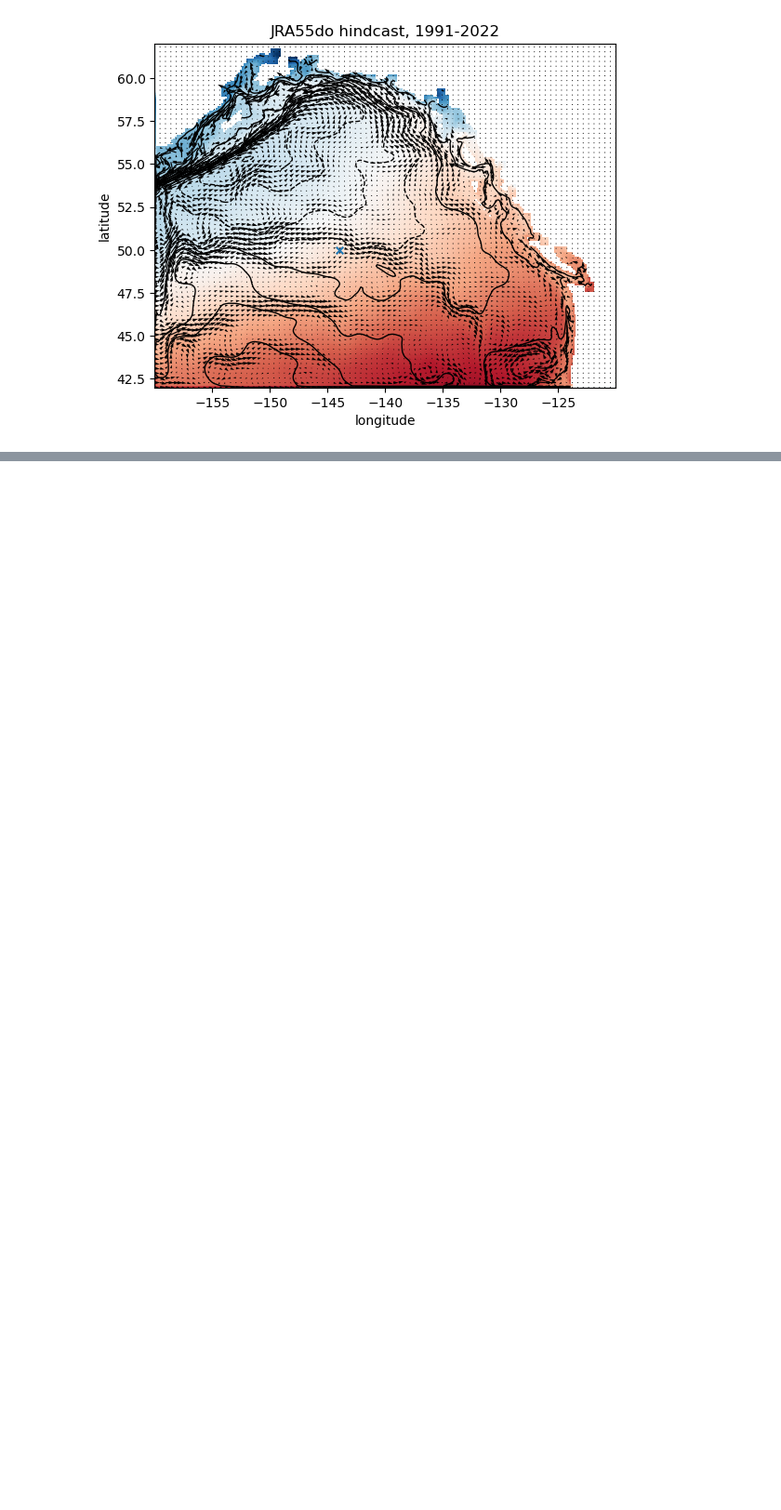
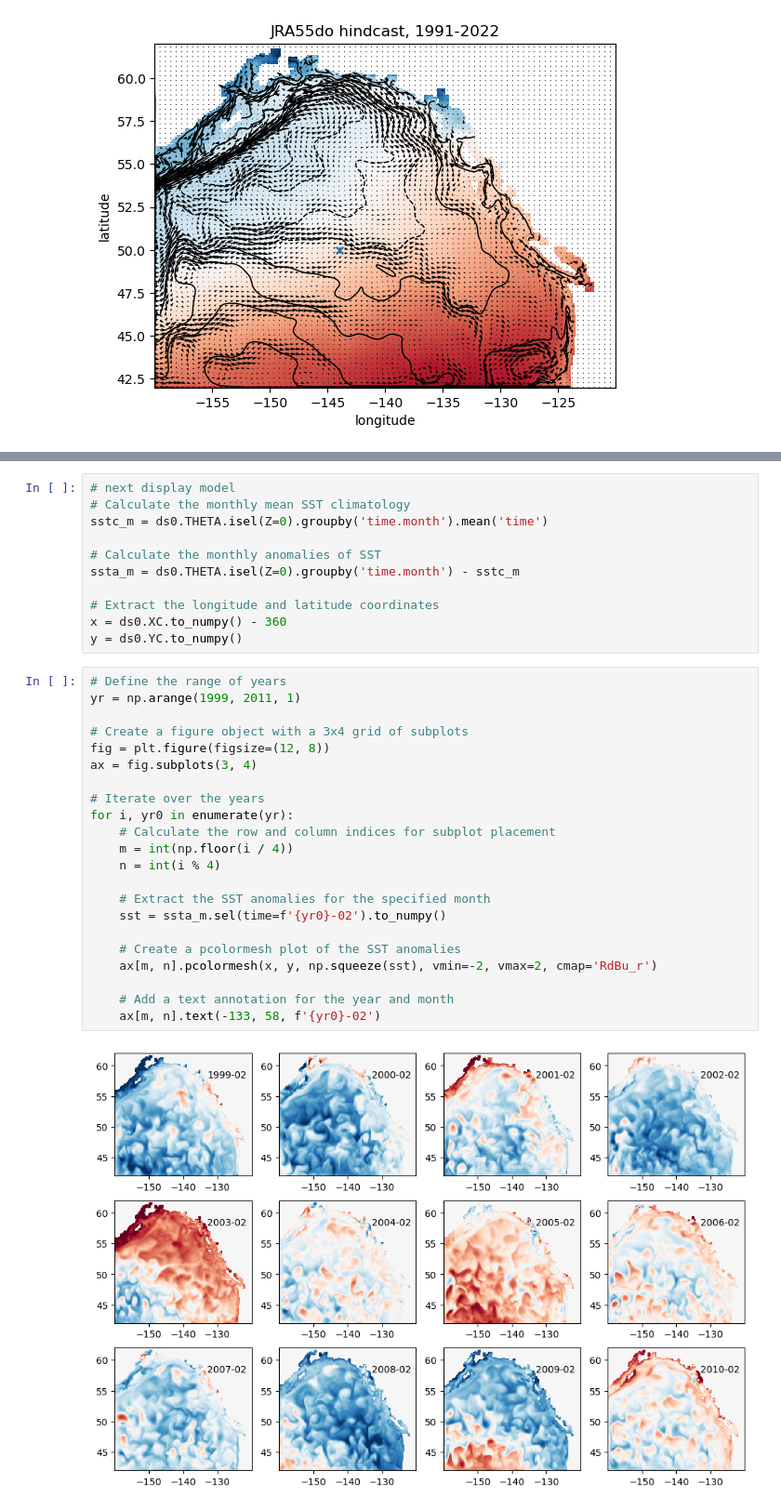
Before and after one commit to takaito1/MITgcm_GoA, a Jupyter notebook: display_hindcast_v2.ipynb, the cells around one changed output, grey strips where cells are left out. Shown at 93% size. Saved outputs shown, nothing was run; the diff lists cells and outputs as text; blank space fills up the shorter version.

```diff
--- a/display_hindcast_v2.ipynb
+++ b/display_hindcast_v2.ipynb
@@ -278,0 +341,35 @@ plt.show()
+# %%
+# next display model
+# Calculate the monthly mean SST climatology
+sstc_m = ds0.THETA.isel(Z=0).groupby('time.month').mean('time')
+
+# Calculate the monthly anomalies of SST
+ssta_m = ds0.THETA.isel(Z=0).groupby('time.month') - sstc_m
+
+# Extract the longitude and latitude coordinates
+x = ds0.XC.to_numpy() - 360
+y = ds0.YC.to_numpy()
+# %%
+# Define the range of years
+yr = np.arange(1999, 2011, 1)
+
+# Create a figure object with a 3x4 grid of subplots
+fig = plt.figure(figsize=(12, 8))
+ax = fig.subplots(3, 4)
+
+# Iterate over the years
+for i, yr0 in enumerate(yr):
+    # Calculate the row and column indices for subplot placement
+    m = int(np.floor(i / 4))
+    n = int(i % 4)
+
+    # Extract the SST anomalies for the specified month
+    sst = ssta_m.sel(time=f'{yr0}-02').to_numpy()
+
+    # Create a pcolormesh plot of the SST anomalies
+    ax[m, n].pcolormesh(x, y, np.squeeze(sst), vmin=-2, vmax=2, cmap='RdBu_r')
+
+    # Add a text annotation for the year and month
+    ax[m, n].text(-133, 58, f'{yr0}-02')
+# %% [output]
+[figure, added]
```
Also changed, not shown: parts of 7 cells of this notebook.
